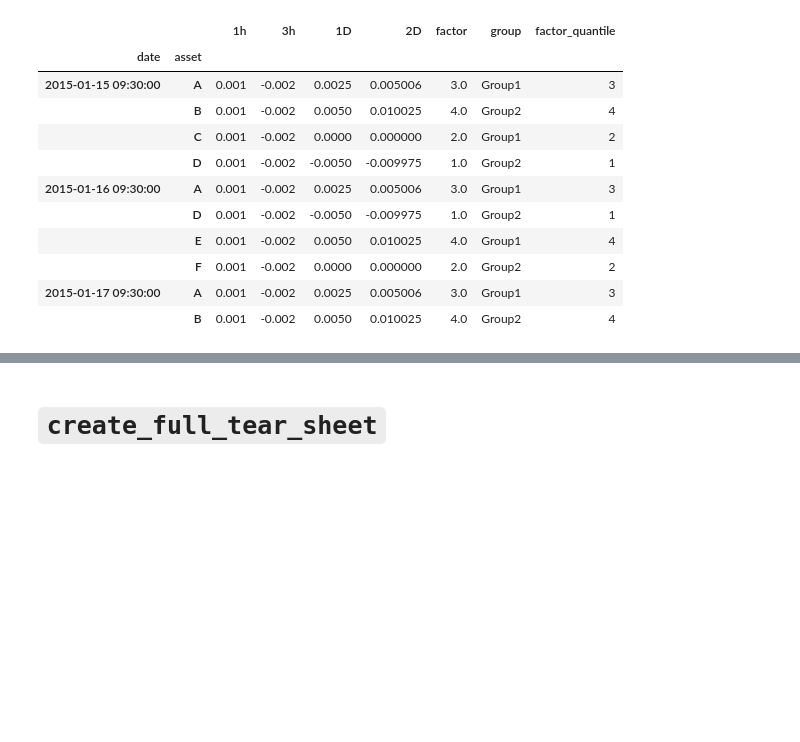
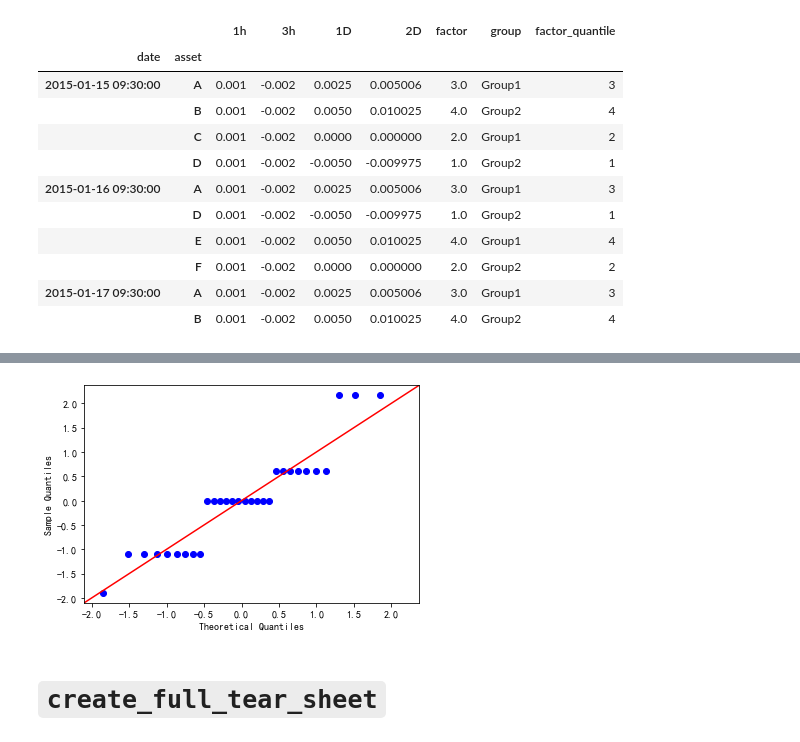
Before and after one commit to NeoBert/alphalens, a Jupyter notebook: alphalens/examples/intraday_factor_synthetic_data.ipynb, the cells around one changed output, grey strips where cells are left out. Saved outputs shown, nothing was run; the diff lists cells and outputs as text; code cells hidden in the pictures; blank space fills up the shorter version.

```diff
--- a/alphalens/examples/intraday_factor_synthetic_data.ipynb
+++ b/alphalens/examples/intraday_factor_synthetic_data.ipynb
@@ -156,0 +161,2 @@ factor_data.head(10)
+# %%
+ic = al.performance.factor_information_coefficient(factor_data)
@@ -156,0 +168,3 @@ factor_data.head(10)
+# %%
+theoretical_dist=stats.norm
+ic = ic['1h']
@@ -157,3 +224,7 @@ factor_data.head(10)
+# %%
+qq = sm.qqplot(ic.replace(np.nan, 0.).values, theoretical_dist, fit=True, line='45')
+# %% [output]
+[figure, added]
 # %% [markdown]
 # `create_full_tear_sheet`
 # %%
```
Also changed, not shown: parts of 12 cells of this notebook, 4 other files.
